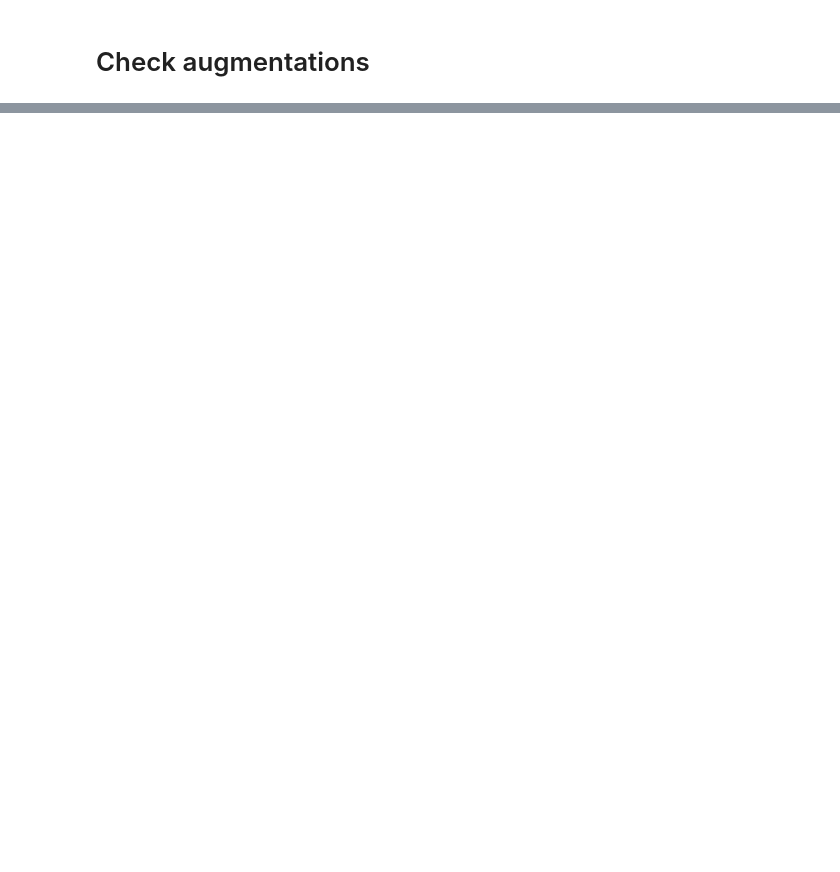
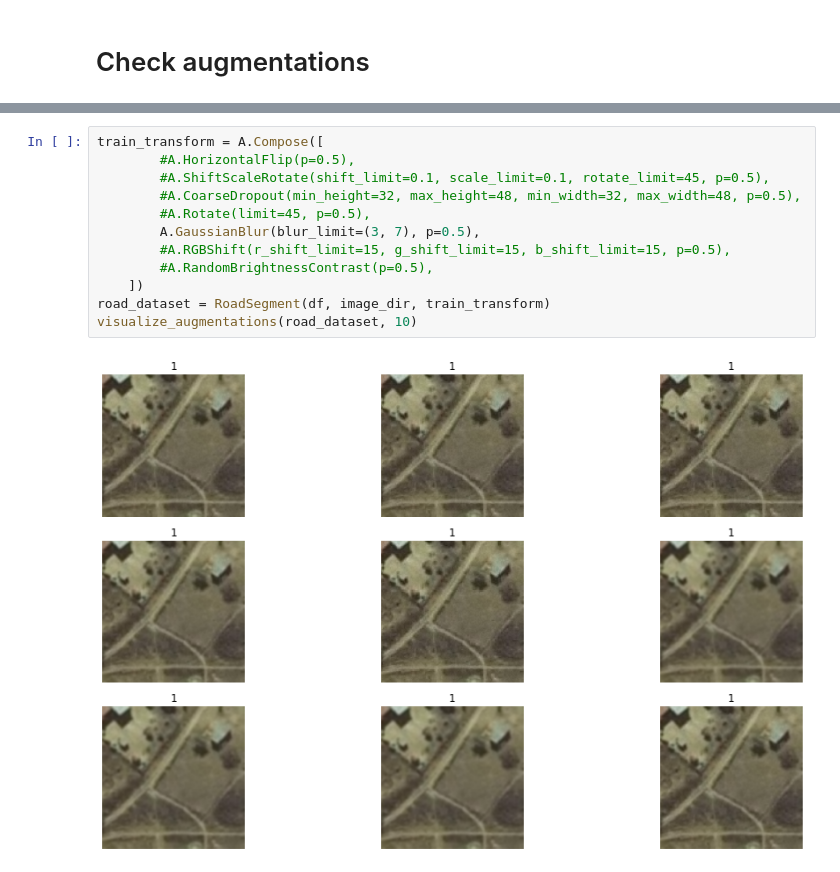
Before and after one commit to adeshkin/road_segment, a Jupyter notebook: EDA.ipynb, the cells around one changed output, grey strips where cells are left out. Drawn from its saved outputs; the diff is of its cells as text; blank space fills up the shorter version.

```diff
--- a/EDA.ipynb
+++ b/EDA.ipynb
@@ -62,0 +84,14 @@ visualize_augmentations(road_dataset, idx=10)
+# %%
+train_transform = A.Compose([
+        #A.HorizontalFlip(p=0.5),
+        #A.ShiftScaleRotate(shift_limit=0.1, scale_limit=0.1, rotate_limit=45, p=0.5),
+        #A.CoarseDropout(min_height=32, max_height=48, min_width=32, max_width=48, p=0.5),
+        #A.Rotate(limit=45, p=0.5),
+        A.GaussianBlur(blur_limit=(3, 7), p=0.5),
+        #A.RGBShift(r_shift_limit=15, g_shift_limit=15, b_shift_limit=15, p=0.5),
+        #A.RandomBrightnessContrast(p=0.5),
+    ])
+road_dataset = RoadSegment(df, image_dir, train_transform)
+visualize_augmentations(road_dataset, 10)
+# %% [output]
+[figure, added]
```
Also changed, not shown: parts of 9 cells of this notebook, 3 other files.
